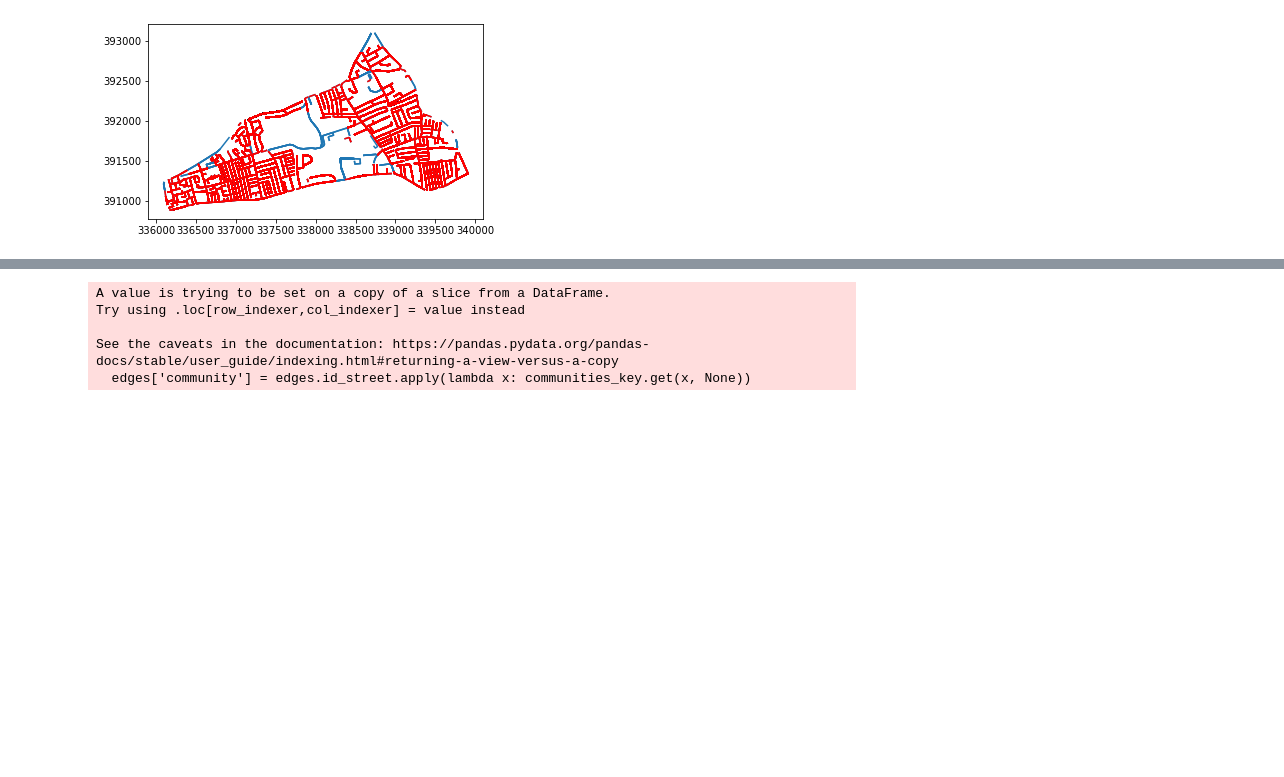
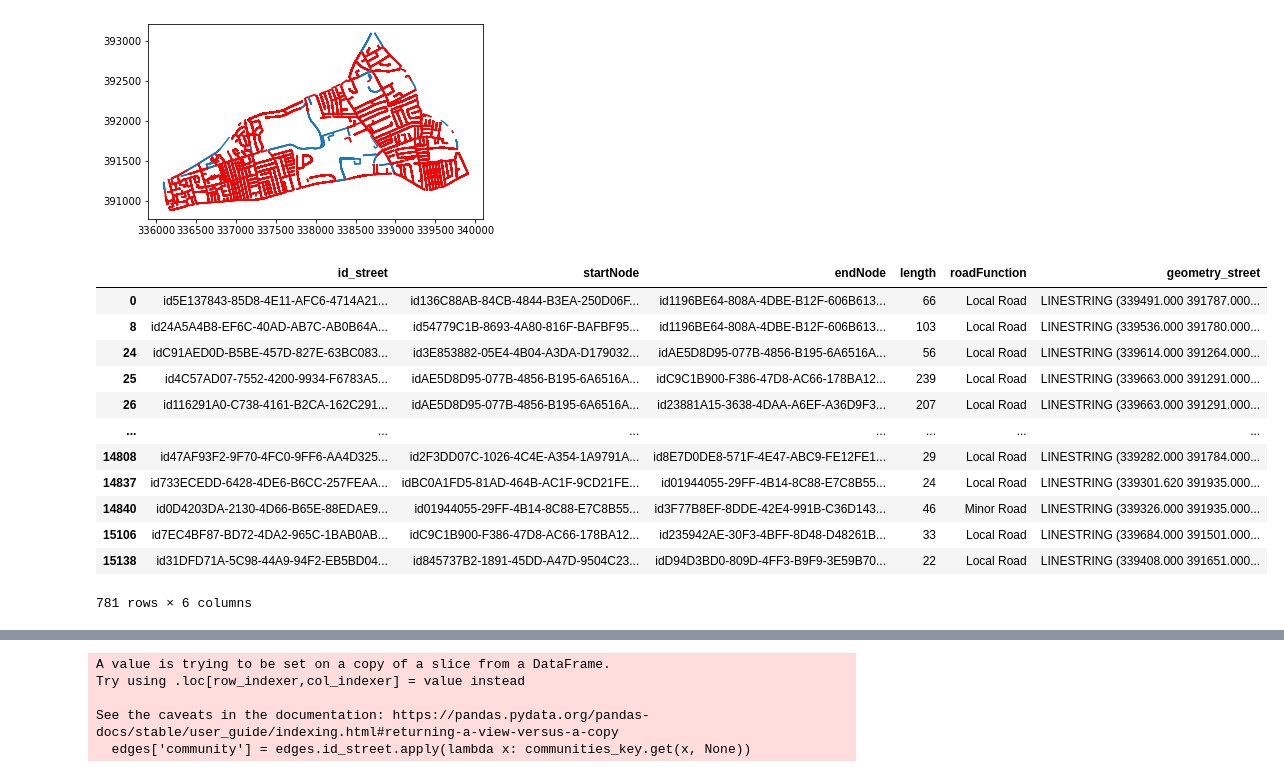
Before and after one commit to peterprescott/a1-dissertation, a Jupyter notebook: code/09Sep_03/A01_GivenPoint.ipynb, the cells around one changed output, grey strips where cells are left out. Saved outputs shown, nothing was run; the diff lists cells and outputs as text; code cells hidden in the pictures; blank space fills up the shorter version.

```diff
--- a/code/09Sep_03/A01_GivenPoint.ipynb
+++ b/code/09Sep_03/A01_GivenPoint.ipynb
@@ -138,3 +138,19 @@ streets_gdf3.plot(color='red', ax=t.axes)
 import networkx as nx
 # %%
 edges = streets3.loc[~streets3.duplicated()]
+# %%
+edges
+# %% [output]
+|  | id_street | startNode | endNode | length | roadFunction | geometry_street |
+| 0 | id5E137843-85D8-4E11-AFC6-4714A21... | id136C88AB-84CB-4844-B3EA-250D06F... | id1196BE64-808A-4DBE-B12F-606B613... | 66 | Local Road | LINESTRING (339491.000 391787.000... |
+| 8 | id24A5A4B8-EF6C-40AD-AB7C-AB0B64A... | id54779C1B-8693-4A80-816F-BAFBF95... | id1196BE64-808A-4DBE-B12F-606B613... | 103 | Local Road | LINESTRING (339536.000 391780.000... |
+| 24 | idC91AED0D-B5BE-457D-827E-63BC083... | id3E853882-05E4-4B04-A3DA-D179032... | idAE5D8D95-077B-4856-B195-6A6516A... | 56 | Local Road | LINESTRING (339614.000 391264.000... |
+| 25 | id4C57AD07-7552-4200-9934-F6783A5... | idAE5D8D95-077B-4856-B195-6A6516A... | idC9C1B900-F386-47D8-AC66-178BA12... | 239 | Local Road | LINESTRING (339663.000 391291.000... |
+| 26 | id116291A0-C738-4161-B2CA-162C291... | idAE5D8D95-077B-4856-B195-6A6516A... | id23881A15-3638-4DAA-A6EF-A36D9F3... | 207 | Local Road | LINESTRING (339663.000 391291.000... |
+| ... | ... | ... | ... | ... | ... | ... |
+| 14808 | id47AF93F2-9F70-4FC0-9FF6-AA4D325... | id2F3DD07C-1026-4C4E-A354-1A9791A... | id8E7D0DE8-571F-4E47-ABC9-FE12FE1... | 29 | Local Road | LINESTRING (339282.000 391784.000... |
+| 14837 | id733ECEDD-6428-4DE6-B6CC-257FEAA... | idBC0A1FD5-81AD-464B-AC1F-9CD21FE... | id01944055-29FF-4B14-8C88-E7C8B55... | 24 | Local Road | LINESTRING (339301.620 391935.000... |
+| 14840 | id0D4203DA-2130-4D66-B65E-88EDAE9... | id01944055-29FF-4B14-8C88-E7C8B55... | id3F77B8EF-8DDE-42E4-991B-C36D143... | 46 | Minor Road | LINESTRING (339326.000 391935.000... |
+| 15106 | id7EC4BF87-BD72-4DA2-965C-1BAB0AB... | idC9C1B900-F386-47D8-AC66-178BA12... | id235942AE-30F3-4BFF-8D48-D48261B... | 33 | Local Road | LINESTRING (339684.000 391501.000... |
+| 15138 | id31DFD71A-5C98-44A9-94F2-EB5BD04... | id845737B2-1891-45DD-A47D-9504C23... | idD94D3BD0-809D-4FF3-B9F9-3E59B70... | 22 | Local Road | LINESTRING (339408.000 391651.000... |
+781 rows × 6 columns
```
Also changed, not shown: parts of 1 cell of this notebook.
